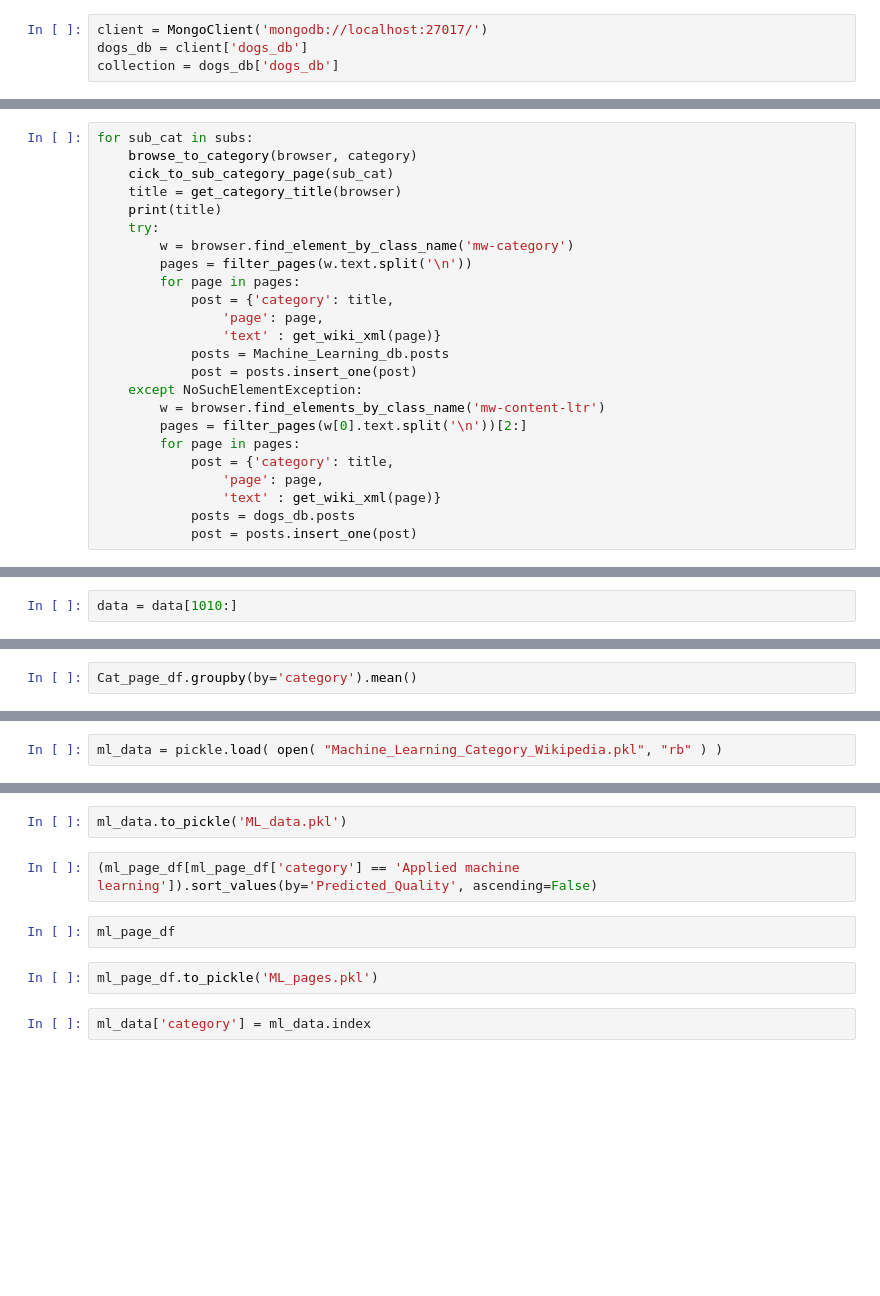
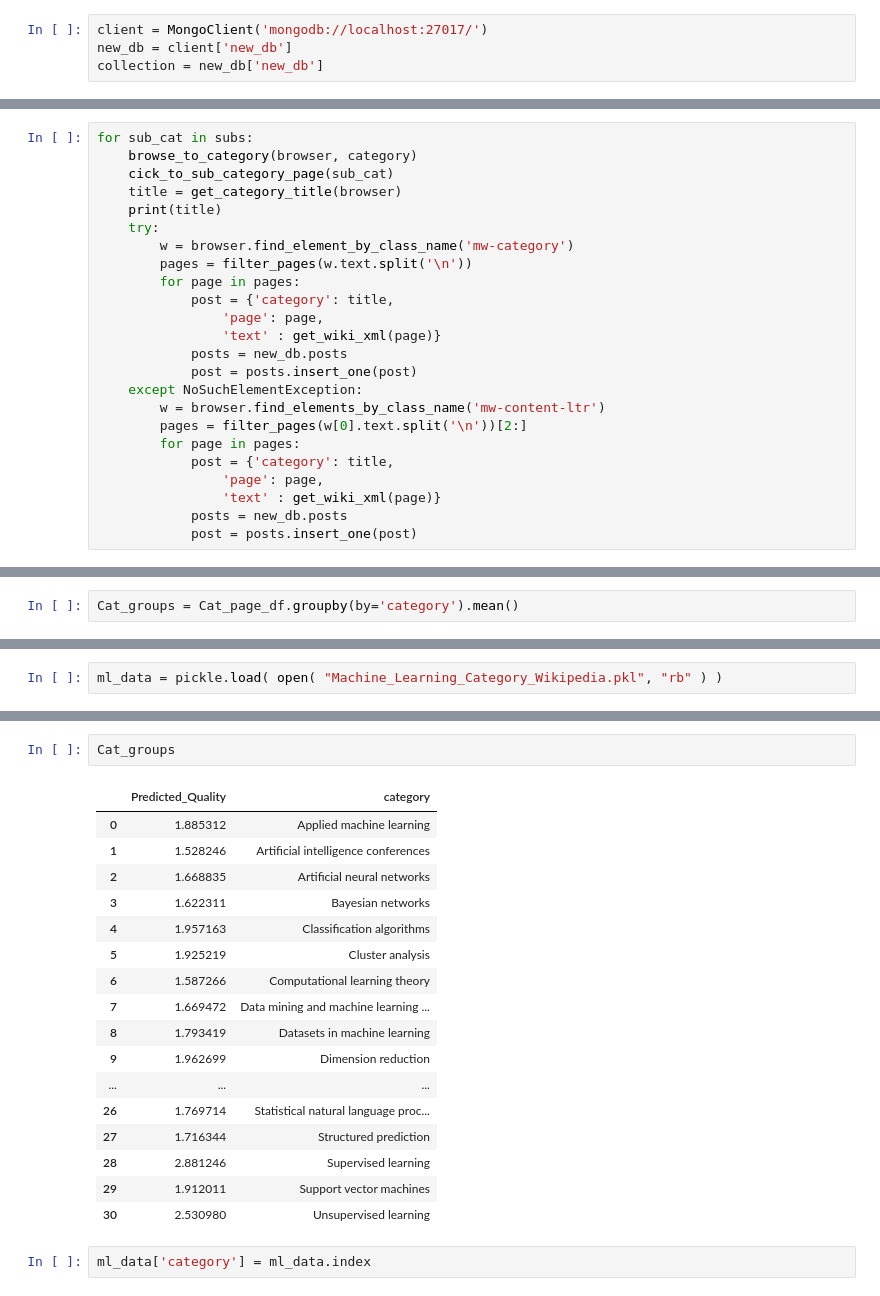
Before and after one commit to Beige-Coffee/Wikipedia-Knowledge-Graph, a Jupyter notebook: EDA/Wiki_scraper.ipynb, the cells around one changed output, grey strips where cells are left out. Saved outputs shown, nothing was run; the diff lists cells and outputs as text; blank space fills up the shorter version.

Commit message:
Upload table and internal links

```diff
--- a/EDA/Wiki_scraper.ipynb
+++ b/EDA/Wiki_scraper.ipynb
@@ -151,8 +171,8 @@ subs
 Create MongoDB
 # %%
 client = MongoClient('mongodb://localhost:27017/')
-dogs_db = client['dogs_db']
-collection = dogs_db['dogs_db']
+new_db = client['new_db']
+collection = new_db['new_db']
 # %% [markdown]
 Iterate over sub-categories and add their subsquent pages in MongoDB
 # %%
@@ -168,7 +188,7 @@ for sub_cat in subs:
             post = {'category': title,
                 'page': page,
                 'text' : get_wiki_xml(page)}
-            posts = Machine_Learning_db.posts
+            posts = new_db.posts
             post = posts.insert_one(post)
     except NoSuchElementException:
         w = browser.find_elements_by_class_name('mw-content-ltr')
@@ -177,5 +197,5 @@ for sub_cat in subs:
             post = {'category': title,
                 'page': page,
                 'text' : get_wiki_xml(page)}
-            posts = dogs_db.posts
+            posts = new_db.posts
             post = posts.insert_one(post)
@@ -185,8 +223,6 @@ for sub_cat in subs:
 data = pd.DataFrame(list(posts.find()))
 # %%
 data.drop(columns='_id',inplace=True)
-# %%
-data = data[1010:]
 # %%
 data = data[data['text'] != ""]
 data = data[data['text'].str.contains("#redirect") == False]
@@ -250,4 +290,4 @@ data['Predicted_Quality'] = predictions
 # %%
 Cat_page_df = data.loc[:, ['category', 'page', 'Predicted_Quality']]
 # %%
-Cat_page_df.groupby(by='category').mean()
+Cat_groups = Cat_page_df.groupby(by='category').mean()
@@ -367,11 +389,23 @@ ml_page_df.groupby(by='category').mean()
-# %%
-ml_data.to_pickle('ML_data.pkl')
-# %%
-(ml_page_df[ml_page_df['category'] == 'Applied machine learning']).sort_values(by='Predicted_Quality', ascending=False)
-# %%
-ml_page_df
-# %%
-ml_page_df.to_pickle('ML_pages.pkl')
+# %%
+Cat_groups
+# %% [output]
+|  | Predicted_Quality | category |
+| 0 | 1.885312 | Applied machine learning |
+| 1 | 1.528246 | Artificial intelligence conferences |
+| 2 | 1.668835 | Artificial neural networks |
+| 3 | 1.622311 | Bayesian networks |
+| 4 | 1.957163 | Classification algorithms |
+| 5 | 1.925219 | Cluster analysis |
+| 6 | 1.587266 | Computational learning theory |
+| 7 | 1.669472 | Data mining and machine learning ... |
+| 8 | 1.793419 | Datasets in machine learning |
+| 9 | 1.962699 | Dimension reduction |
+| ... | ... | ... |
+| 26 | 1.769714 | Statistical natural language proc... |
+| 27 | 1.716344 | Structured prediction |
+| 28 | 2.881246 | Supervised learning |
+| 29 | 1.912011 | Support vector machines |
+| 30 | 2.530980 | Unsupervised learning |
 # %%
 ml_data['category'] = ml_data.index
 # %%
```
Also changed, not shown: parts of 15 cells of this notebook, 4 other files.
